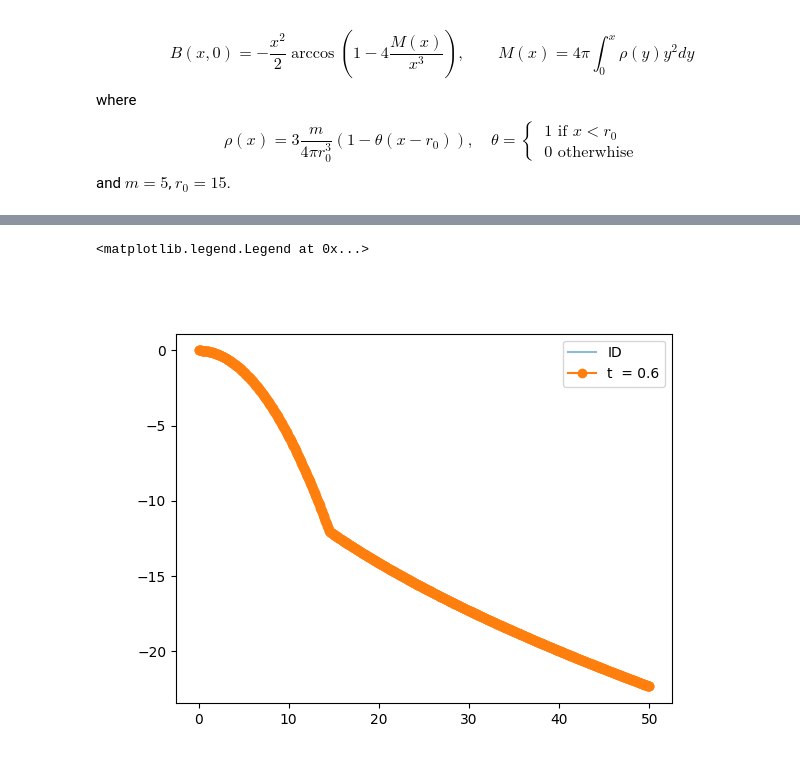
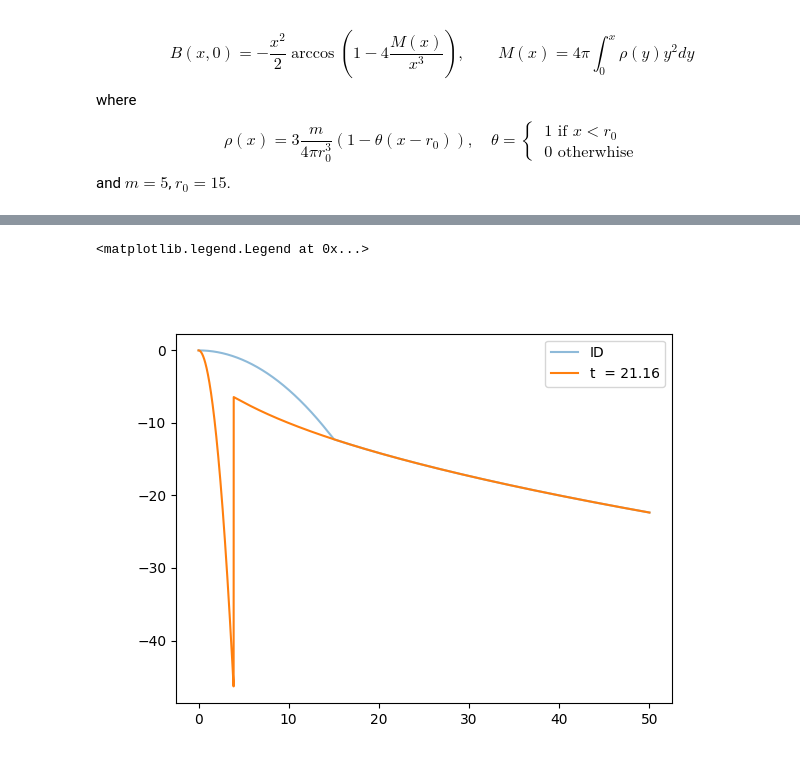
Before and after one commit to LoreCip/LQG-BH-Collapse, a Jupyter notebook: Notebooks/lqg_Beq.ipynb, the cells around one changed output, grey strips where cells are left out. Drawn from its saved outputs; the diff is of its cells as text; code cells hidden in the pictures.

```diff
--- a/Notebooks/lqg_Beq.ipynb
+++ b/Notebooks/lqg_Beq.ipynb
@@ -288,27 +307,0 @@ def PBC(arr, n_ghost):
-# %%
-from tqdm.notebook import tqdm
-
-r = 2
-m = 5
-r0 = 15
-
-xs, h = np.linspace(0, 50, 1000, retstep=True)
-
-# Phys
-u_prev = initial_data(xs, m, r0)
-
-N_it = 600
-
-sol = np.zeros((len(u_prev), 2))
-sol[:, 0] = u_prev.copy()
-
-t = 0
-dt = 1e-3
-for i in tqdm(range(N_it)):
-
-    u_next = TDV_RK(r, u_prev, xs, h, dt)
-    u_prev = u_next.copy()
-
-    t = t + dt
-
-sol[:, 1] = u_next.copy()
@@ -315,13 +432,8 @@ sol[:, 1] = u_next.copy()
 # %%
 fig = plt.figure()
-
-plt.plot(xs, sol[:, 0],       alpha = 0.5, label = 'ID')
-plt.plot(xs, sol[:, 1], 'o-',              label = f't  = {np.round(t,2)}')
-
+plt.plot(x_phys, Bs[:, 0], alpha = 0.5, label = 'ID')
+plt.plot(x_phys, Bs[:, 1], label = f't  = {np.round(t,2)}')
 plt.legend()
-
-# plt.ylim((-1,1))
-# plt.xlim((-1, 1))
 # %% [output]
 <matplotlib.legend.Legend at 0x...>
-[figure, old version]
+[figure, new version]
```
Also changed, not shown: parts of 14 cells of this notebook.
